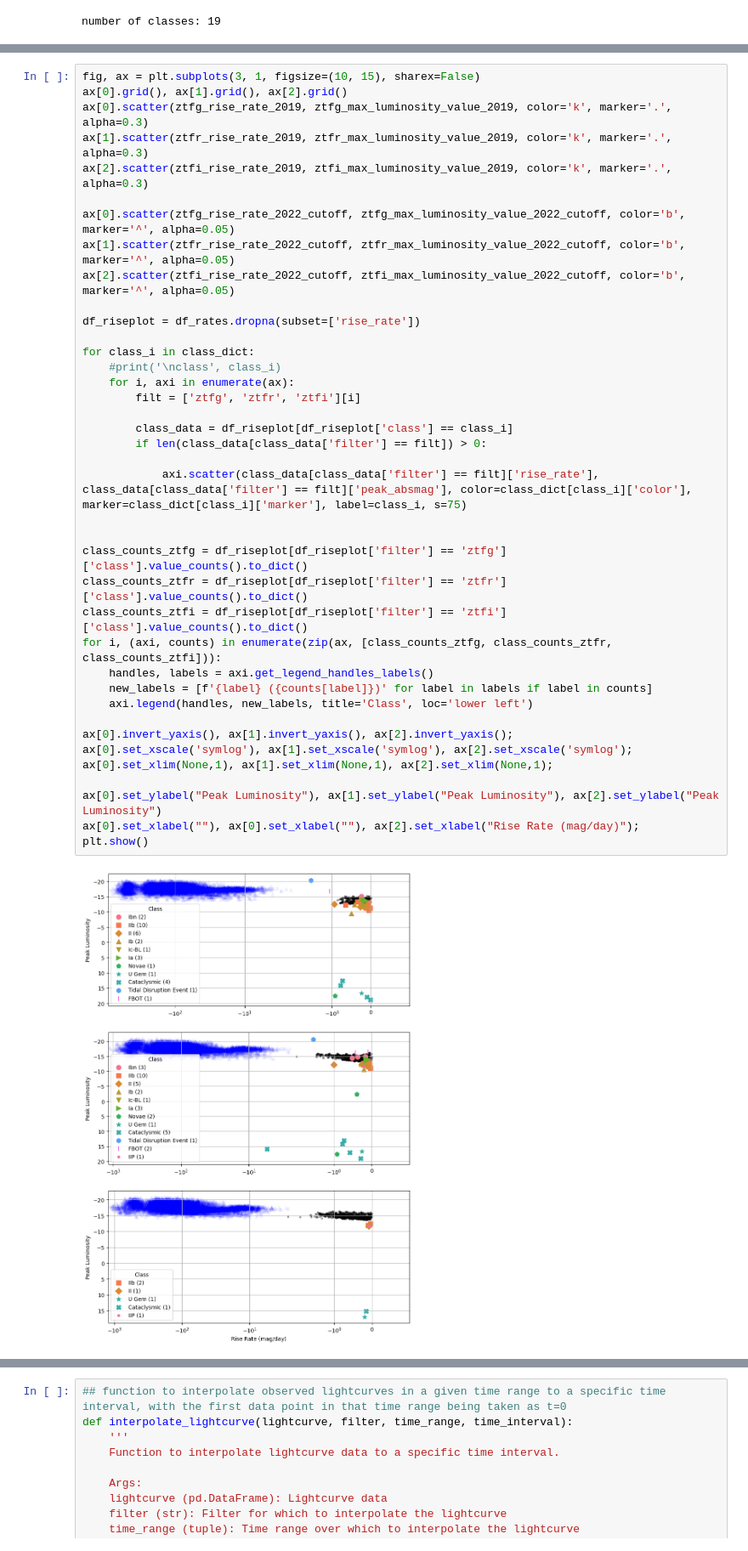
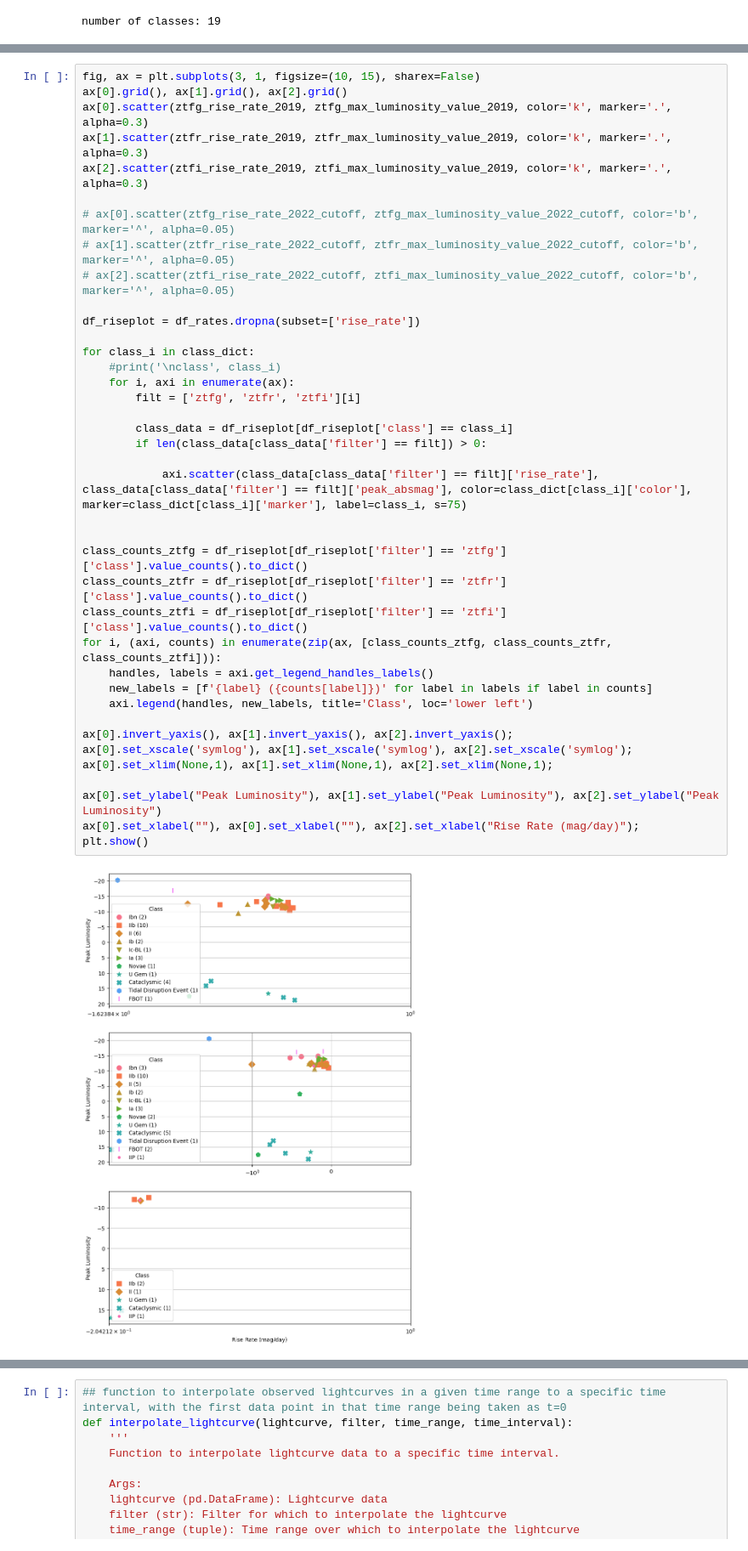
Before and after one commit to tylerbarna/kn-imposters, a Jupyter notebook: hq_candidates.ipynb, the cells around one changed output, grey strips where cells are left out. Shown at 85% size. Saved outputs shown, nothing was run; the diff lists cells and outputs as text.

```diff
--- a/hq_candidates.ipynb
+++ b/hq_candidates.ipynb
@@ -833,40 +833,40 @@ ax[0].scatter(ztfg_rise_rate_2019, ztfg_max_luminosity_value_2019, color='k', ma
 ax[1].scatter(ztfr_rise_rate_2019, ztfr_max_luminosity_value_2019, color='k', marker='.', alpha=0.3)
 ax[2].scatter(ztfi_rise_rate_2019, ztfi_max_luminosity_value_2019, color='k', marker='.', alpha=0.3)
 
-ax[0].scatter(ztfg_rise_rate_2022_cutoff, ztfg_max_luminosity_value_2022_cutoff, color='b', marker='^', alpha=0.05)
-ax[1].scatter(ztfr_rise_rate_2022_cutoff, ztfr_max_luminosity_value_2022_cutoff, color='b', marker='^', alpha=0.05)
-ax[2].scatter(ztfi_rise_rate_2022_cutoff, ztfi_max_luminosity_value_2022_cutoff, color='b', marker='^', alpha=0.05)
+# ax[0].scatter(ztfg_rise_rate_2022_cutoff, ztfg_max_luminosity_value_2022_cutoff, color='b', marker='^', alpha=0.05)
+# ax[1].scatter(ztfr_rise_rate_2022_cutoff, ztfr_max_luminosity_value_2022_cutoff, color='b', marker='^', alpha=0.05)
+# ax[2].scatter(ztfi_rise_rate_2022_cutoff, ztfi_max_luminosity_value_2022_cutoff, color='b', marker='^', alpha=0.05)
 
 df_riseplot = df_rates.dropna(subset=['rise_rate'])
 
 for class_i in class_dict:
     #print('\nclass', class_i)
     for i, axi in enumerate(ax):
         filt = ['ztfg', 'ztfr', 'ztfi'][i]
 
         class_data = df_riseplot[df_riseplot['class'] == class_i]
         if len(class_data[class_data['filter'] == filt]) > 0:
 
             axi.scatter(class_data[class_data['filter'] == filt]['rise_rate'], class_data[class_data['filter'] == filt]['peak_absmag'], color=class_dict[class_i]['color'], marker=class_dict[class_i]['marker'], label=class_i, s=75)
 
 
 class_counts_ztfg = df_riseplot[df_riseplot['filter'] == 'ztfg']['class'].value_counts().to_dict()
 class_counts_ztfr = df_riseplot[df_riseplot['filter'] == 'ztfr']['class'].value_counts().to_dict()
 class_counts_ztfi = df_riseplot[df_riseplot['filter'] == 'ztfi']['class'].value_counts().to_dict()
 for i, (axi, counts) in enumerate(zip(ax, [class_counts_ztfg, class_counts_ztfr, class_counts_ztfi])):
     handles, labels = axi.get_legend_handles_labels()
     new_labels = [f'{label} ({counts[label]})' for label in labels if label in counts]
     axi.legend(handles, new_labels, title='Class', loc='lower left')
 
 ax[0].invert_yaxis(), ax[1].invert_yaxis(), ax[2].invert_yaxis();
 ax[0].set_xscale('symlog'), ax[1].set_xscale('symlog'), ax[2].set_xscale('symlog');
 ax[0].set_xlim(None,1), ax[1].set_xlim(None,1), ax[2].set_xlim(None,1);
 
 ax[0].set_ylabel("Peak Luminosity"), ax[1].set_ylabel("Peak Luminosity"), ax[2].set_ylabel("Peak Luminosity")
 ax[0].set_xlabel(""), ax[0].set_xlabel(""), ax[2].set_xlabel("Rise Rate (mag/day)");
 plt.show()
 # %% [output]
-[figure, old version]
+[figure, new version]
 # %%
 fig, ax = plt.subplots(3, 1, figsize=(10, 15), sharex=False)
 ax[0].grid(), ax[1].grid(), ax[2].grid()
```
Also changed, not shown: parts of 9 cells of this notebook, 6 other files.
